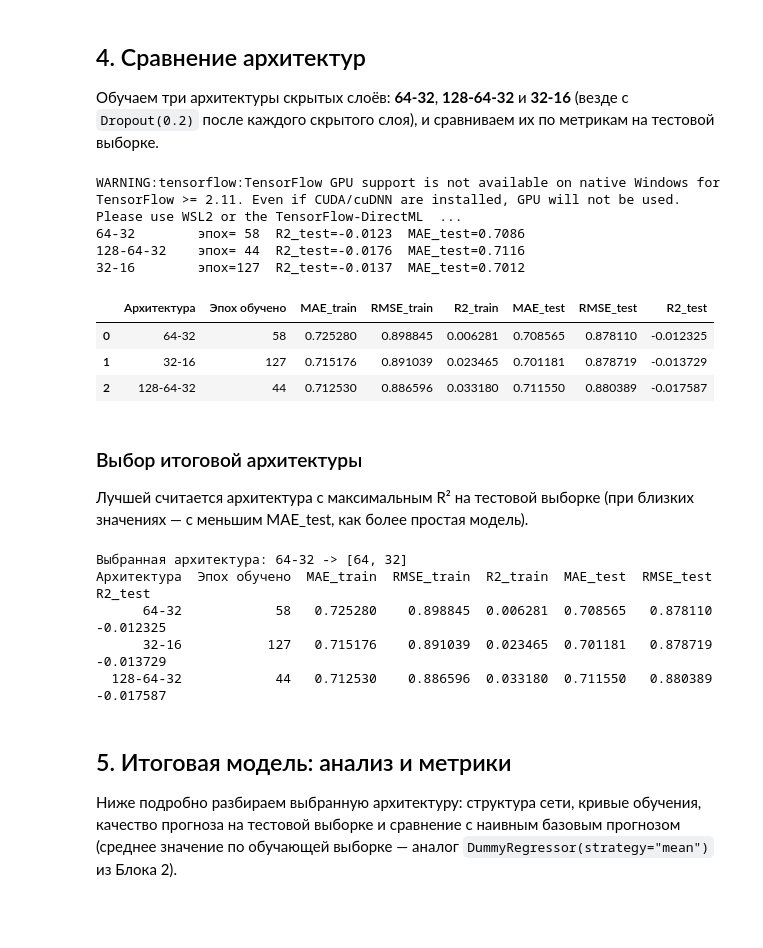
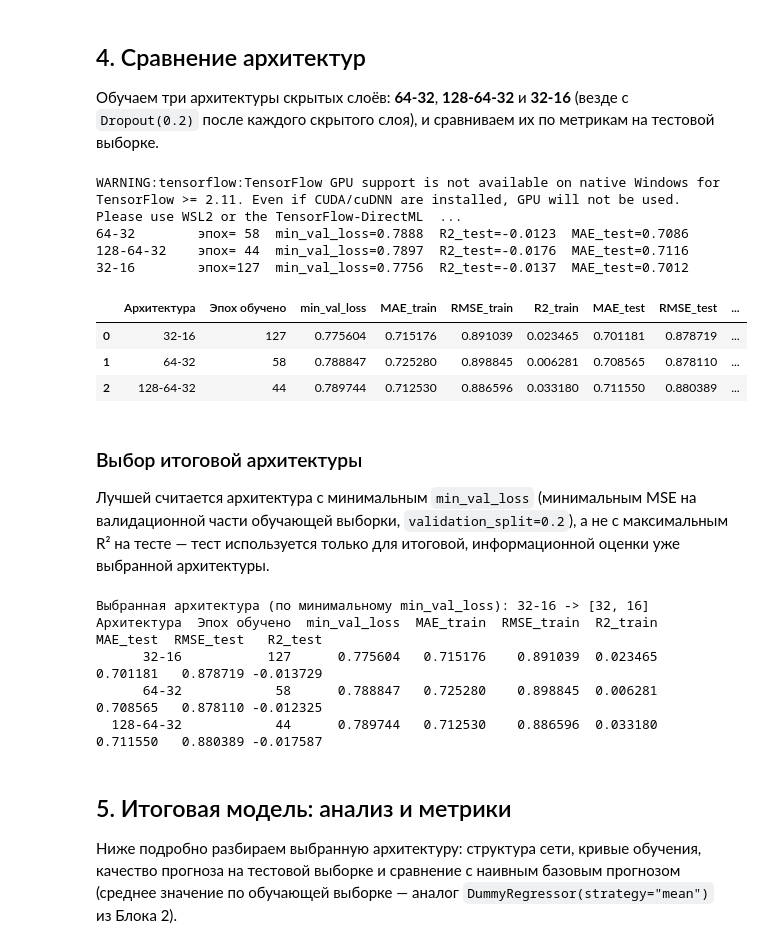
Before and after one commit to Raldy1234/VKR_composites, a Jupyter notebook: notebooks/03_neural_network.ipynb, the cells around one changed output. Cells and saved outputs as stored; diff of their text form; code cells hidden in the pictures; blank space fills up the shorter version.

```diff
--- a/notebooks/03_neural_network.ipynb
+++ b/notebooks/03_neural_network.ipynb
@@ -205,57 +205,61 @@ comparison_rows = []
 
 for arch_name, hidden_layers in ARCHITECTURES.items():
     model, history = train_model(hidden_layers)
     epochs_trained = len(history.history["loss"])
+    min_val_loss = float(np.min(history.history["val_loss"]))
 
     y_train_pred = model.predict(X_train_scaled, verbose=0).ravel()
     y_test_pred = model.predict(X_test_scaled, verbose=0).ravel()
 
     train_metrics = regression_metrics(y_train_arr, y_train_pred)
     test_metrics = regression_metrics(y_test_arr, y_test_pred)
 
     trained[arch_name] = {"model": model, "history": history}
 
     comparison_rows.append({
         "Архитектура": arch_name,
         "Эпох обучено": epochs_trained,
+        "min_val_loss": min_val_loss,
         "MAE_train": train_metrics["MAE"],
         "RMSE_train": train_metrics["RMSE"],
         "R2_train": train_metrics["R2"],
         "MAE_test": test_metrics["MAE"],
         "RMSE_test": test_metrics["RMSE"],
         "R2_test": test_metrics["R2"],
     })
     print(f"{arch_name:12s} эпох={epochs_trained:3d}  "
-          f"R2_test={test_metrics['R2']:.4f}  MAE_test={test_metrics['MAE']:.4f}")
+          f"min_val_loss={min_val_loss:.4f}  R2_test={test_metrics['R2']:.4f}  MAE_test={test_metrics['MAE']:.4f}")
 
 comparison_table = pd.DataFrame(comparison_rows).sort_values(
-    "R2_test", ascending=False
+    "min_val_loss", ascending=True
 ).reset_index(drop=True)
 comparison_table
 # %% [output]
 WARNING:tensorflow:TensorFlow GPU support is not available on native Windows for TensorFlow >= 2.11. Even if CUDA/cuDNN are installed, GPU will not be used. Please use WSL2 or the TensorFlow-DirectML  ...
-64-32        эпох= 58  R2_test=-0.0123  MAE_test=0.7086
-128-64-32    эпох= 44  R2_test=-0.0176  MAE_test=0.7116
-32-16        эпох=127  R2_test=-0.0137  MAE_test=0.7012
+64-32        эпох= 58  min_val_loss=0.7888  R2_test=-0.0123  MAE_test=0.7086
+128-64-32    эпох= 44  min_val_loss=0.7897  R2_test=-0.0176  MAE_test=0.7116
+32-16        эпох=127  min_val_loss=0.7756  R2_test=-0.0137  MAE_test=0.7012
-|  | Архитектура | Эпох обучено | MAE_train | RMSE_train | R2_train | MAE_test | RMSE_test | R2_test |
-| 0 | 64-32 | 58 | 0.725280 | 0.898845 | 0.006281 | 0.708565 | 0.878110 | -0.012325 |
-| 1 | 32-16 | 127 | 0.715176 | 0.891039 | 0.023465 | 0.701181 | 0.878719 | -0.013729 |
-| 2 | 128-64-32 | 44 | 0.712530 | 0.886596 | 0.033180 | 0.711550 | 0.880389 | -0.017587 |
+|  | Архитектура | Эпох обучено | min_val_loss | MAE_train | RMSE_train | R2_train | MAE_test | RMSE_test | ... |
+| 0 | 32-16 | 127 | 0.775604 | 0.715176 | 0.891039 | 0.023465 | 0.701181 | 0.878719 | ... |
+| 1 | 64-32 | 58 | 0.788847 | 0.725280 | 0.898845 | 0.006281 | 0.708565 | 0.878110 | ... |
+| 2 | 128-64-32 | 44 | 0.789744 | 0.712530 | 0.886596 | 0.033180 | 0.711550 | 0.880389 | ... |
 # %% [markdown]
 ### Выбор итоговой архитектуры
 
-Лучшей считается архитектура с максимальным R² на тестовой выборке (при
-близких значениях — с меньшим MAE_test, как более простая модель).
+Лучшей считается архитектура с минимальным `min_val_loss` (минимальным MSE
+на валидационной части обучающей выборки, `validation_split=0.2`), а не с
+максимальным R² на тесте — тест используется только для итоговой,
+информационной оценки уже выбранной архитектуры.
 # %%
 best_arch_name = comparison_table.iloc[0]["Архитектура"]
-print(f"Выбранная архитектура: {best_arch_name} -> {ARCHITECTURES[best_arch_name]}")
+print(f"Выбранная архитектура (по минимальному min_val_loss): {best_arch_name} -> {ARCHITECTURES[best_arch_name]}")
 print(comparison_table.to_string(index=False))
 # %% [output]
-Выбранная архитектура: 64-32 -> [64, 32]
-Архитектура  Эпох обучено  MAE_train  RMSE_train  R2_train  MAE_test  RMSE_test   R2_test
-      64-32            58   0.725280    0.898845  0.006281  0.708565   0.878110 -0.012325
-      32-16           127   0.715176    0.891039  0.023465  0.701181   0.878719 -0.013729
-  128-64-32            44   0.712530    0.886596  0.033180  0.711550   0.880389 -0.017587
+Выбранная архитектура (по минимальному min_val_loss): 32-16 -> [32, 16]
+Архитектура  Эпох обучено  min_val_loss  MAE_train  RMSE_train  R2_train  MAE_test  RMSE_test   R2_test
+      32-16           127      0.775604   0.715176    0.891039  0.023465  0.701181   0.878719 -0.013729
+      64-32            58      0.788847   0.725280    0.898845  0.006281  0.708565   0.878110 -0.012325
+  128-64-32            44      0.789744   0.712530    0.886596  0.033180  0.711550   0.880389 -0.017587
 # %% [markdown]
 ## 5. Итоговая модель: анализ и метрики
 
```
Also changed, not shown: parts of 7 cells of this notebook, 11 other files.
